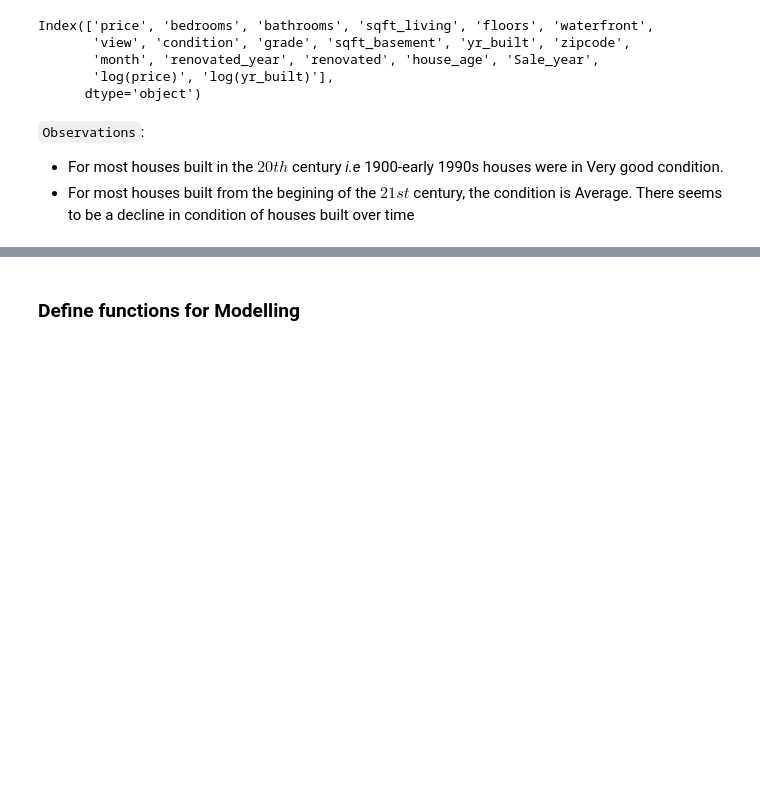
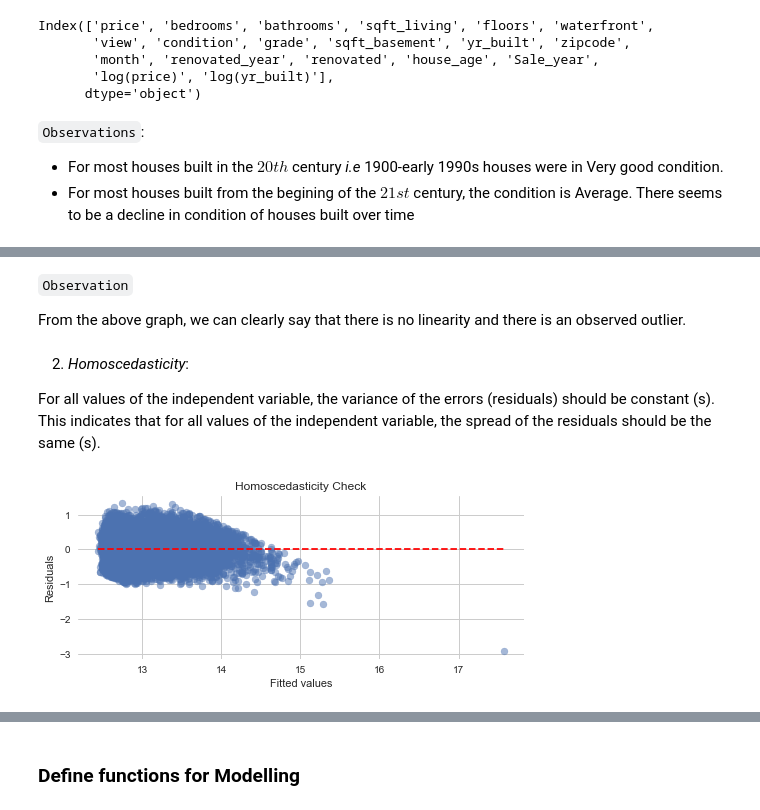
Before and after one commit to R3TR0Quan/KC_Realestate_Analysis_and_Modelling, a Jupyter notebook: notebook.ipynb, the cells around one changed output, grey strips where cells are left out. Drawn from its saved outputs; the diff is of its cells as text; code cells hidden in the pictures; blank space fills up the shorter version.

```diff
--- a/notebook.ipynb
+++ b/notebook.ipynb
@@ -887,0 +1053,33 @@ X_train, X_test, y_train, y_test = train_test_split(X,
+# %% [markdown]
+``Observation``
+
+From the above graph, we can clearly say that there is no linearity and there is an observed outlier.
+# %% [markdown]
+2. *Homoscedasticity*:
+
+For all values of the independent variable, the variance of the errors (residuals) should be constant (s). This indicates that for all values of the independent variable, the spread of the residuals should be the same (s).
+# %%
+def homoscedasticity(model):
+    # Get the residuals and fitted values of the model
+    residuals = model.resid
+    fitted_y = model.fittedvalues
+
+    # Create a scatter plot of the fitted values against the residuals
+    fig, ax = plt.subplots(figsize=(8, 3))
+    _ = ax.scatter(fitted_y, residuals, alpha=.5)
+
+    # Add a horizontal line at y=0 to help visualize the deviations of the residuals from the line
+    ax.hlines(y=0, xmin=fitted_y.min(), xmax=fitted_y.max(), colors='r', linestyles='--')
+
+    # Set the x-axis label to 'Fitted values', the y-axis label to 'Residuals', and the plot title to 'Homoscedasticity Check'
+    ax.set_xlabel('Fitted values')
+    ax.set_ylabel('Residuals')
+    ax.set_title('Homoscedasticity Check')
+
+    # Display the plot
+    plt.show()
+
+# Call the homoscedasticity function with a linear regression model as an argument to check for homoscedasticity
+homoscedasticity(log_mod)
+# %% [output]
+[figure, added]
```
Also changed, not shown: parts of 50 cells of this notebook.
